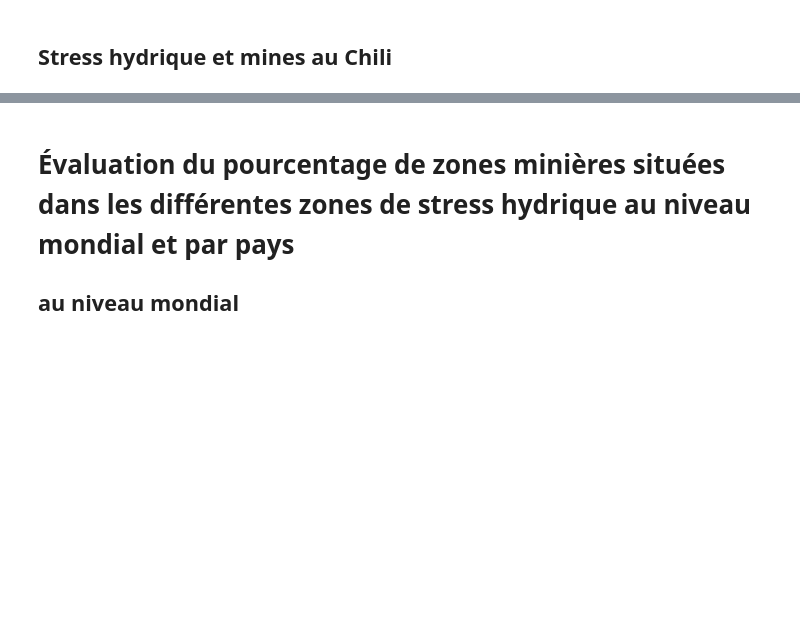
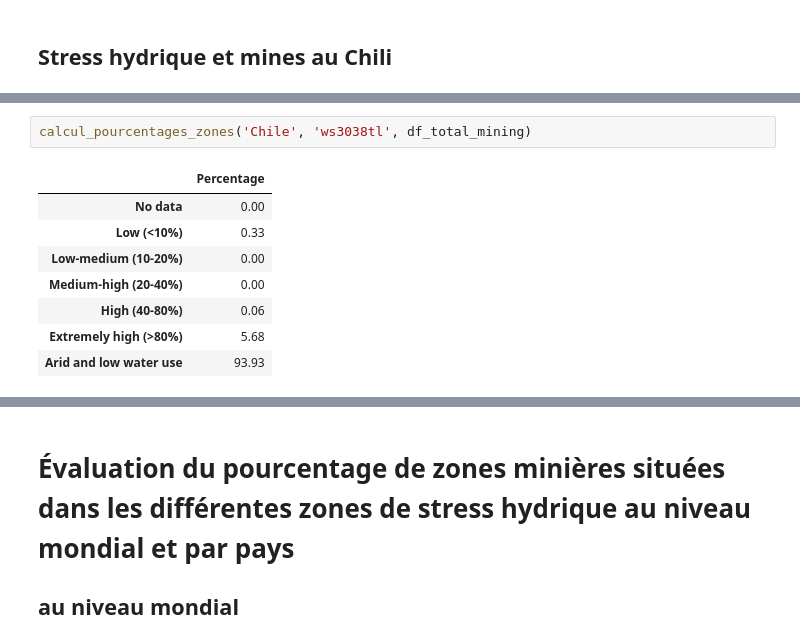
Before and after one commit to Suzie14/Mines, a Jupyter notebook: Main.ipynb, the cells around one changed output, grey strips where cells are left out. Drawn from its saved outputs; the diff is of its cells as text; blank space fills up the shorter version.

```diff
--- a/Main.ipynb
+++ b/Main.ipynb
@@ -73,0 +63,11 @@ visualisation_zones_pays('Chile','ws3038tl')
+# %%
+calcul_pourcentages_zones('Chile', 'ws3038tl', df_total_mining)
+# %% [output]
+|  | Percentage |
+| No data | 0.00 |
+| Low (<10%) | 0.33 |
+| Low-medium (10-20%) | 0.00 |
+| Medium-high (20-40%) | 0.00 |
+| High (40-80%) | 0.06 |
+| Extremely high (>80%) | 5.68 |
+| Arid and low water use | 93.93 |
```
Also changed, not shown: parts of 17 cells of this notebook.
